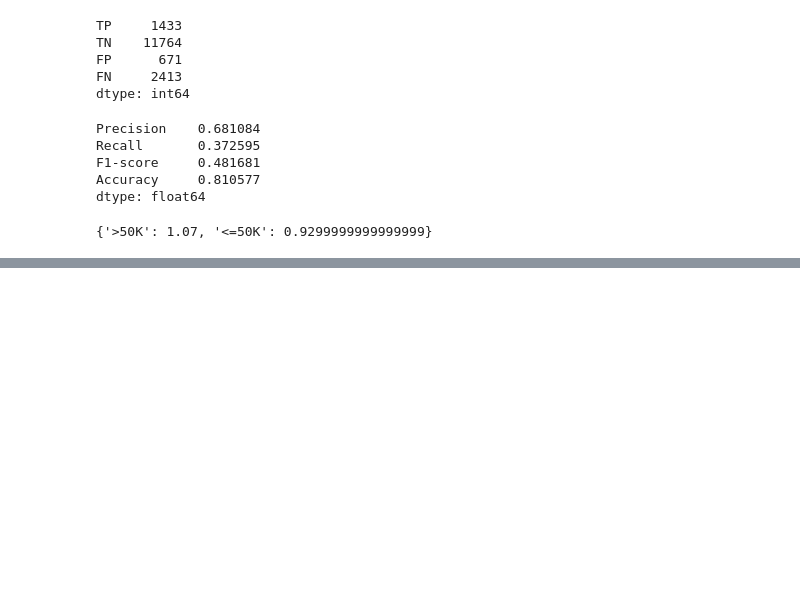
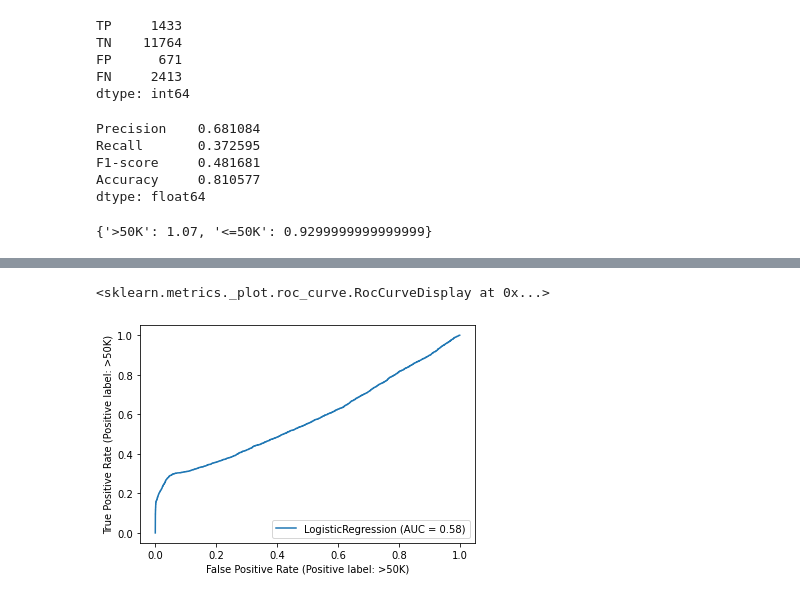
Before and after one commit to Pligabue/PCS5024-2021, a Jupyter notebook: Classifiers for the Adult Dataset/main.ipynb, the cells around one changed output, grey strips where cells are left out. Saved outputs shown, nothing was run; the diff lists cells and outputs as text; code cells hidden in the pictures; blank space fills up the shorter version.

```diff
--- a/Classifiers for the Adult Dataset/main.ipynb
+++ b/Classifiers for the Adult Dataset/main.ipynb
@@ -939 +950,6 @@ Accuracy     0.810700
 dtype: float64
+# %%
+plot_roc_curve(clf, test_X, test_y, pos_label=">50K")
+# %% [output]
+<sklearn.metrics._plot.roc_curve.RocCurveDisplay at 0x...>
+[figure, added]
```
Also changed, not shown: parts of 8 cells of this notebook, 1 other file.
